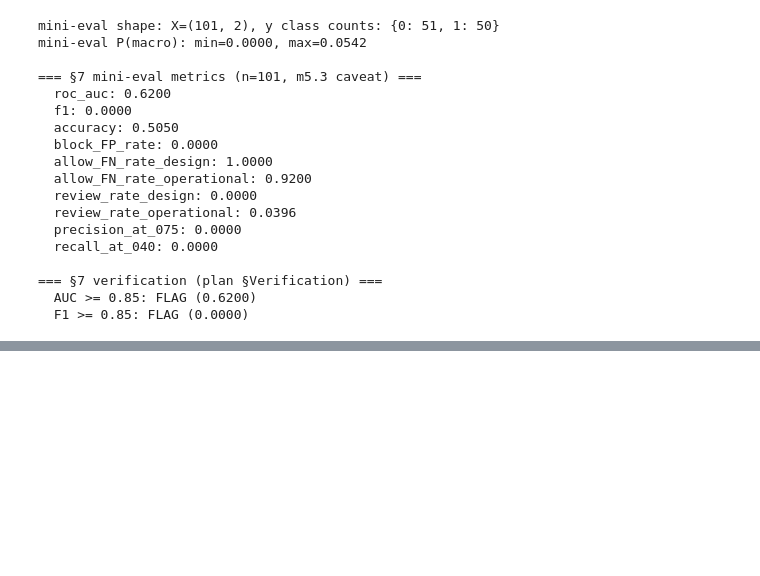
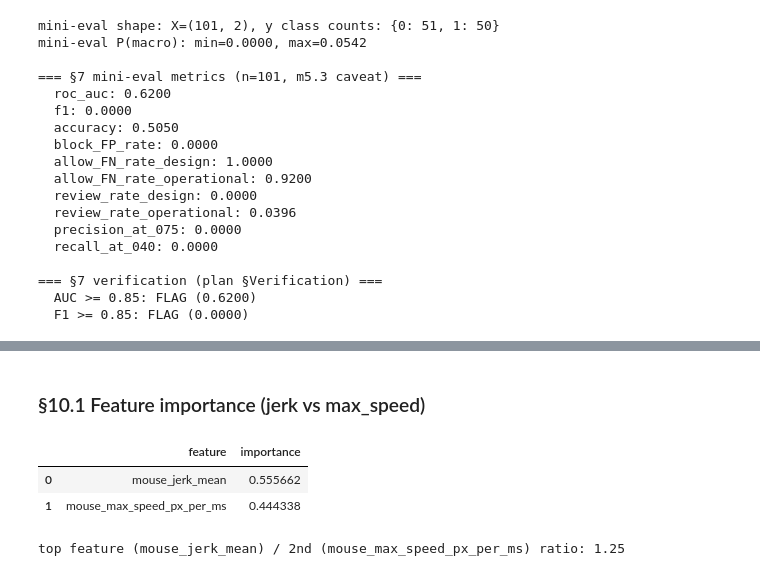
Before and after one commit to Tickle-ticket/Tickle, a Jupyter notebook: services/ai/train/model_experiment/xgboost_gyeom_final_pool.ipynb, the cells around one changed output, grey strips where cells are left out. Drawn from its saved outputs; the diff is of its cells as text; code cells hidden in the pictures; blank space fills up the shorter version.

```diff
--- a/services/ai/train/model_experiment/xgboost_gyeom_final_pool.ipynb
+++ b/services/ai/train/model_experiment/xgboost_gyeom_final_pool.ipynb
@@ -709,0 +720,22 @@ mini-eval P(macro): min=0.0000, max=0.0542
+# %% [markdown]
+### §10.1 Feature importance (jerk vs max_speed)
+# %%
+# XGBoost feature_importances_ — gain 기반 (default)
+clf = final_model.named_steps["clf"]
+importance_df = pd.DataFrame({
+    "feature": INPUT_FEATURES,
+    "importance": clf.feature_importances_,
+}).sort_values("importance", ascending=False).reset_index(drop=True)
+
+display(importance_df)
+
+if importance_df.iloc[1]["importance"] > 0:
+    ratio = importance_df.iloc[0]["importance"] / importance_df.iloc[1]["importance"]
+    print(f"top feature ({importance_df.iloc[0]['feature']}) / 2nd ({importance_df.iloc[1]['feature']}) ratio: {ratio:.2f}")
+else:
+    print(f"2nd feature importance = 0 -> top feature 단독 의존")
+# %% [output]
+|  | feature | importance |
+| 0 | mouse_jerk_mean | 0.555662 |
+| 1 | mouse_max_speed_px_per_ms | 0.444338 |
+top feature (mouse_jerk_mean) / 2nd (mouse_max_speed_px_per_ms) ratio: 1.25
```
Also changed, not shown: parts of 8 cells of this notebook.
